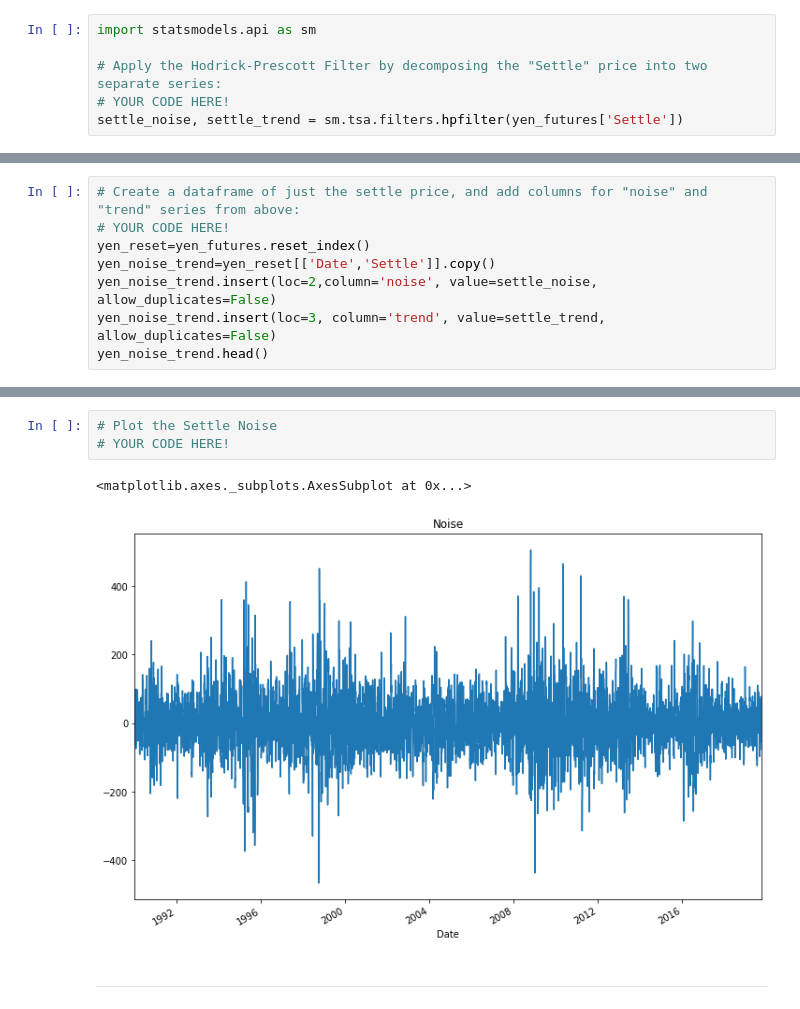
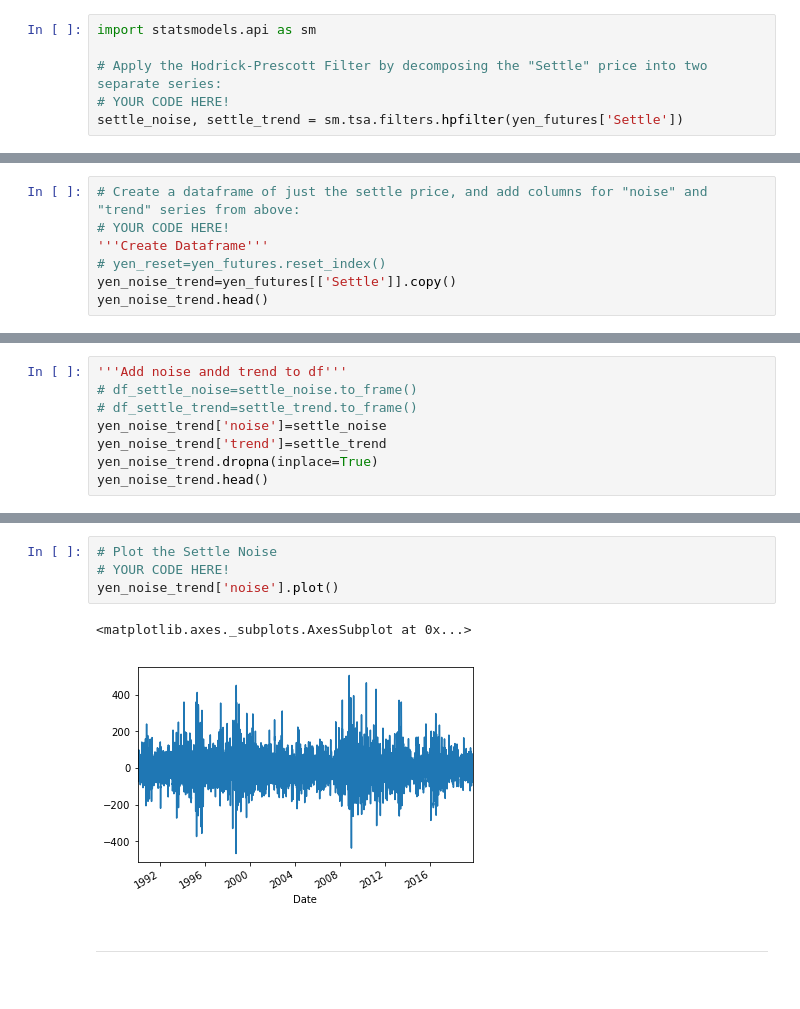
Before and after one commit to AnnSweetNanners/time_series_homework, a Jupyter notebook: 10-Time-Series/Instructions/Starter_Code/time_series_analysis.ipynb, the cells around one changed output, grey strips where cells are left out. Saved outputs shown, nothing was run; the diff lists cells and outputs as text.

```diff
--- a/10-Time-Series/Instructions/Starter_Code/time_series_analysis.ipynb
+++ b/10-Time-Series/Instructions/Starter_Code/time_series_analysis.ipynb
@@ -67,9 +71,8 @@ settle_noise, settle_trend = sm.tsa.filters.hpfilter(yen_futures['Settle'])
 # %%
 # Create a dataframe of just the settle price, and add columns for "noise" and "trend" series from above:
 # YOUR CODE HERE!
-yen_reset=yen_futures.reset_index()
-yen_noise_trend=yen_reset[['Date','Settle']].copy()
-yen_noise_trend.insert(loc=2,column='noise', value=settle_noise, allow_duplicates=False)
-yen_noise_trend.insert(loc=3, column='trend', value=settle_trend, allow_duplicates=False)
+'''Create Dataframe'''
+# yen_reset=yen_futures.reset_index()
+yen_noise_trend=yen_futures[['Settle']].copy()
 yen_noise_trend.head()
 # %% [output]
@@ -81,0 +86,8 @@ yen_noise_trend.head()
+# %%
+'''Add noise andd trend to df'''
+# df_settle_noise=settle_noise.to_frame()
+# df_settle_trend=settle_trend.to_frame()
+yen_noise_trend['noise']=settle_noise
+yen_noise_trend['trend']=settle_trend
+yen_noise_trend.dropna(inplace=True)
+yen_noise_trend.head()
@@ -85,9 +109,10 @@ yen_noise_trend.head()
 # %%
 # Plot the Settle Noise
 # YOUR CODE HERE!
+yen_noise_trend['noise'].plot()
 # %% [output]
 <matplotlib.axes._subplots.AxesSubplot at 0x...>
-[figure, old version]
+[figure, new version]
 # %% [markdown]
 ---
 # %% [markdown]
```
Also changed, not shown: parts of 16 cells of this notebook.
